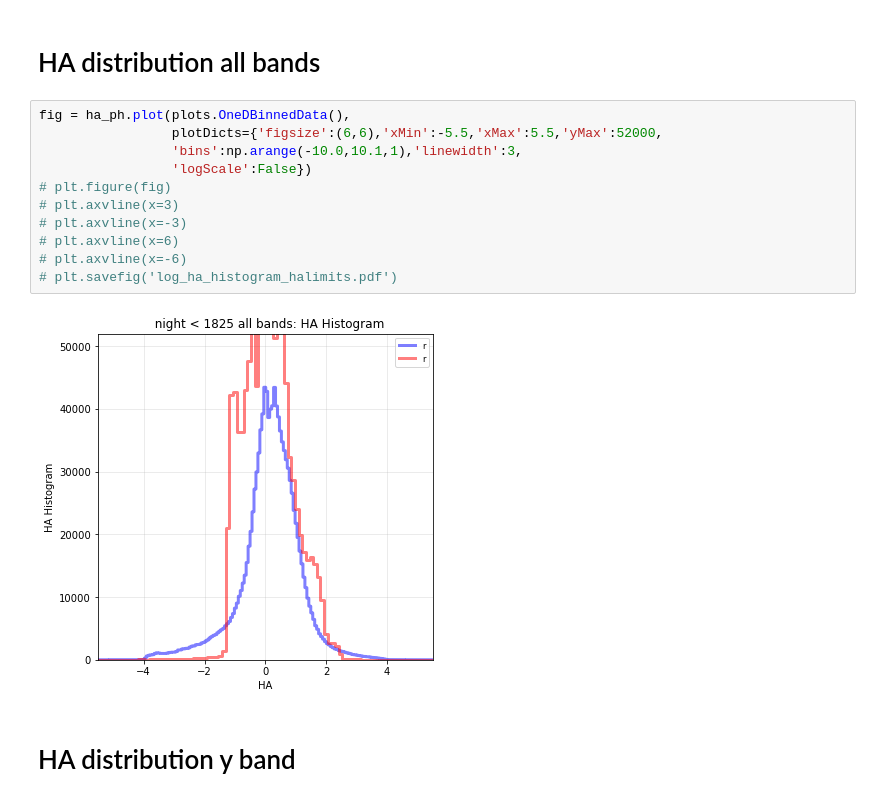
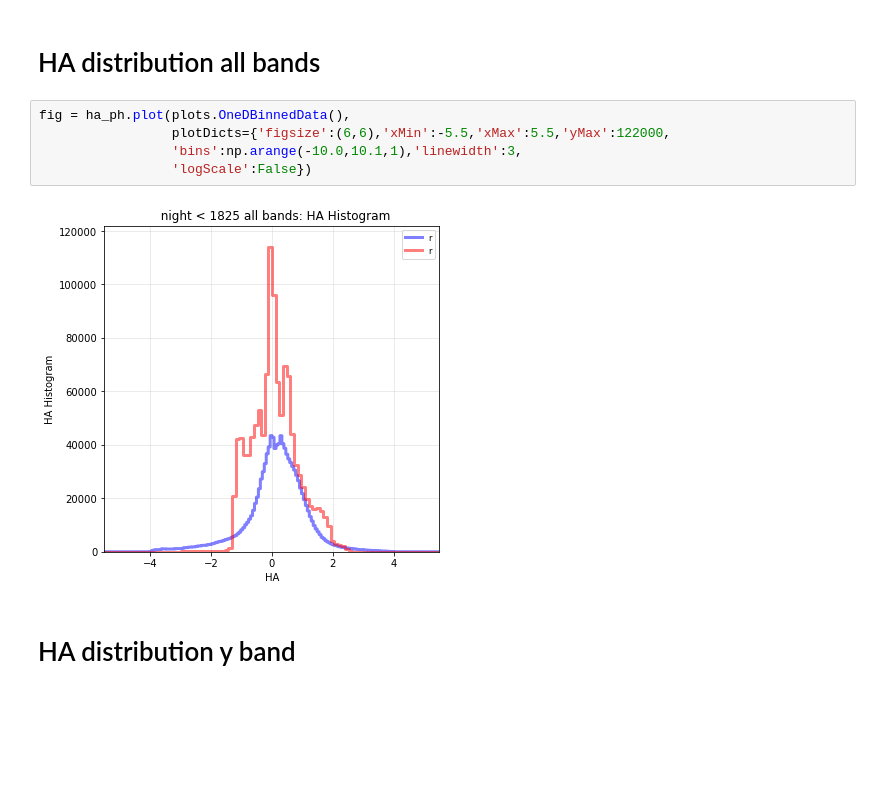
Before and after one commit to tribeiro/lsst_notebooks, a Jupyter notebook: fbs_notebooks/mothra_2031/baseline2018a_vs_mothra_2031_year5.ipynb, the cells around one changed output. Cells and saved outputs as stored; diff of their text form; blank space fills up the shorter version.

```diff
--- a/fbs_notebooks/mothra_2031/baseline2018a_vs_mothra_2031_year5.ipynb
+++ b/fbs_notebooks/mothra_2031/baseline2018a_vs_mothra_2031_year5.ipynb
@@ -379,17 +370,11 @@ ha_ph_y.setMetricBundles(HABundle_y)
 # HA distribution all bands
 # %%
 fig = ha_ph.plot(plots.OneDBinnedData(),
-                 plotDicts={'figsize':(6,6),'xMin':-5.5,'xMax':5.5,'yMax':52000,
+                 plotDicts={'figsize':(6,6),'xMin':-5.5,'xMax':5.5,'yMax':122000,
                  'bins':np.arange(-10.0,10.1,1),'linewidth':3,
                  'logScale':False})
-# plt.figure(fig)
-# plt.axvline(x=3)
-# plt.axvline(x=-3)
-# plt.axvline(x=6)
-# plt.axvline(x=-6)
-# plt.savefig('log_ha_histogram_halimits.pdf')
 # %% [output]
-[figure, old version]
+[figure, new version]
 # %% [markdown]
 # HA distribution y band
 # %%
```
Also changed, not shown: parts of 7 cells of this notebook.
